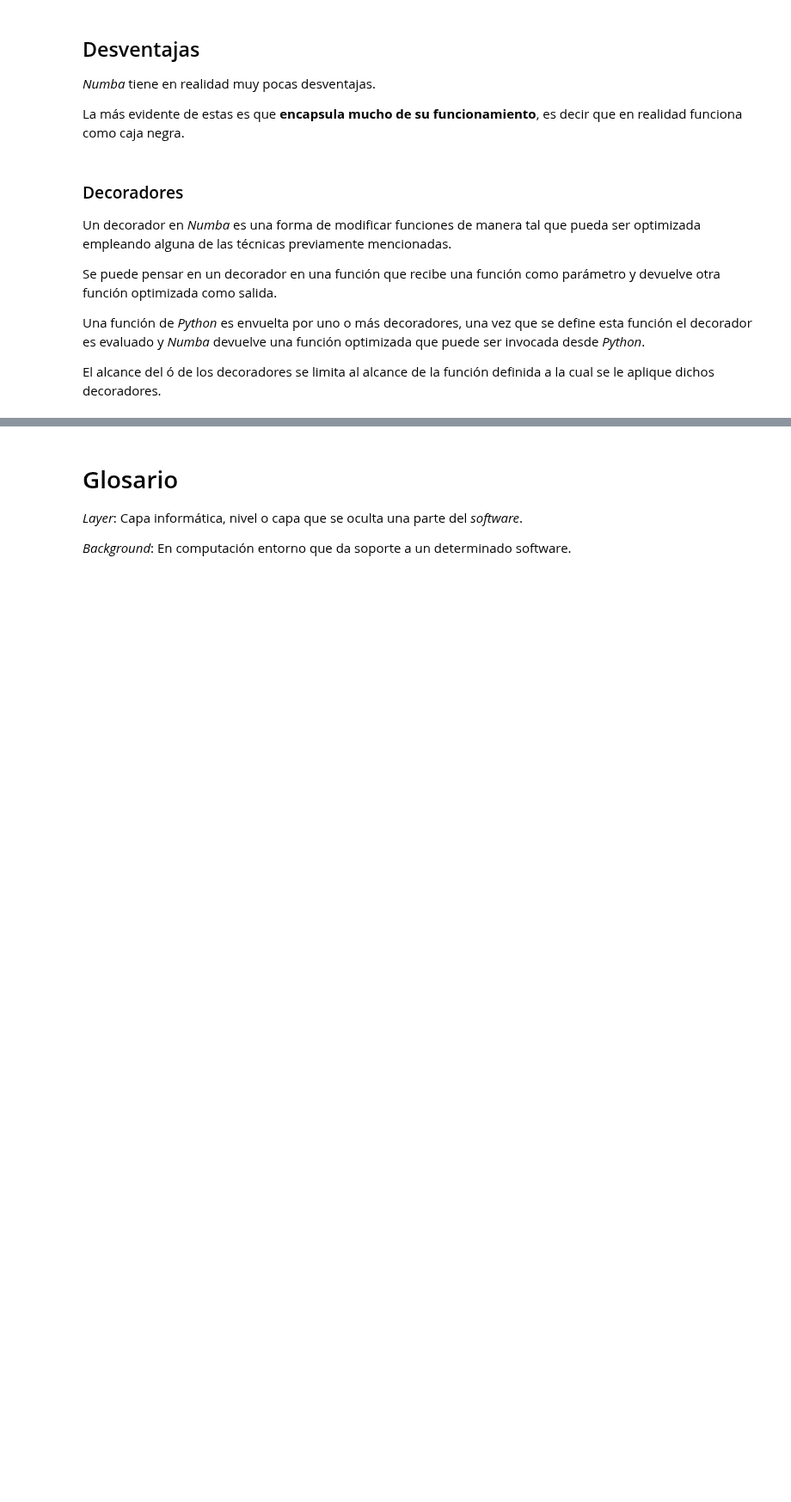
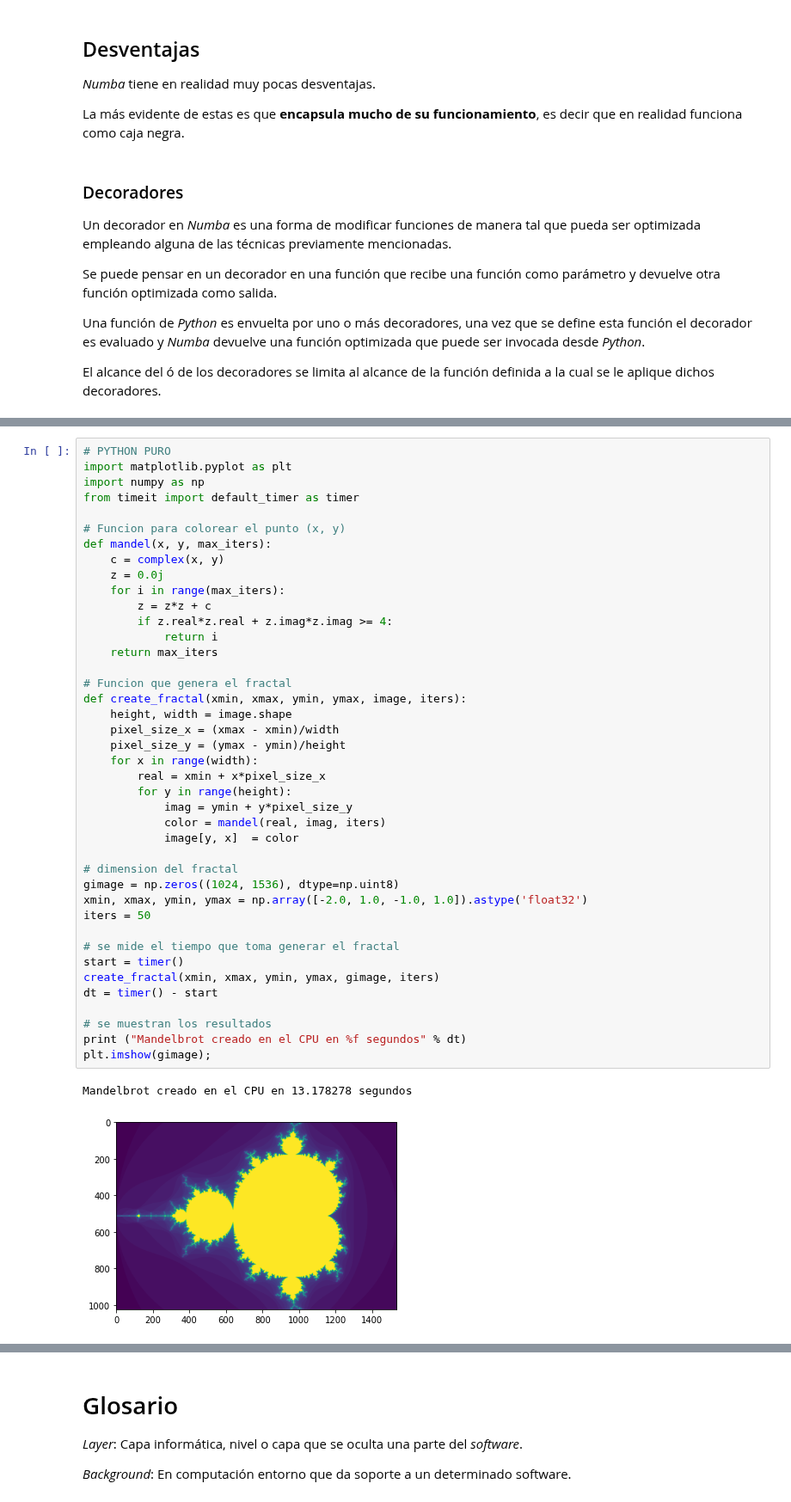
Before and after one commit to jugernaut/ManejoDatos, a Jupyter notebook: Simulacion/05_Envoltorios.ipynb, the cells around one changed output, grey strips where cells are left out. Shown at 86% size. Saved outputs shown, nothing was run; the diff lists cells and outputs as text; blank space fills up the shorter version.

```diff
--- a/Simulacion/05_Envoltorios.ipynb
+++ b/Simulacion/05_Envoltorios.ipynb
@@ -316,0 +322,44 @@ En *Python* existe una cantidad enorme de envoltorios como: *PyThorch, Keras, Py
+# %%
+# PYTHON PURO
+import matplotlib.pyplot as plt
+import numpy as np
+from timeit import default_timer as timer
+
+# Funcion para colorear el punto (x, y)
+def mandel(x, y, max_iters):
+    c = complex(x, y)
+    z = 0.0j
+    for i in range(max_iters):
+        z = z*z + c
+        if z.real*z.real + z.imag*z.imag >= 4:
+            return i
+    return max_iters
+
+# Funcion que genera el fractal
+def create_fractal(xmin, xmax, ymin, ymax, image, iters):
+    height, width = image.shape
+    pixel_size_x = (xmax - xmin)/width
+    pixel_size_y = (ymax - ymin)/height
+    for x in range(width):
+        real = xmin + x*pixel_size_x
+        for y in range(height):
+            imag = ymin + y*pixel_size_y
+            color = mandel(real, imag, iters)
+            image[y, x]  = color
+
+# dimension del fractal
+gimage = np.zeros((1024, 1536), dtype=np.uint8)
+xmin, xmax, ymin, ymax = np.array([-2.0, 1.0, -1.0, 1.0]).astype('float32')
+iters = 50
+
+# se mide el tiempo que toma generar el fractal
+start = timer()
+create_fractal(xmin, xmax, ymin, ymax, gimage, iters)
+dt = timer() - start
+
+# se muestran los resultados
+print ("Mandelbrot creado en el CPU en %f segundos" % dt)
+plt.imshow(gimage);
+# %% [output]
+Mandelbrot creado en el CPU en 13.178278 segundos
+[figure, added]
```
Also changed, not shown: parts of 45 cells of this notebook.
